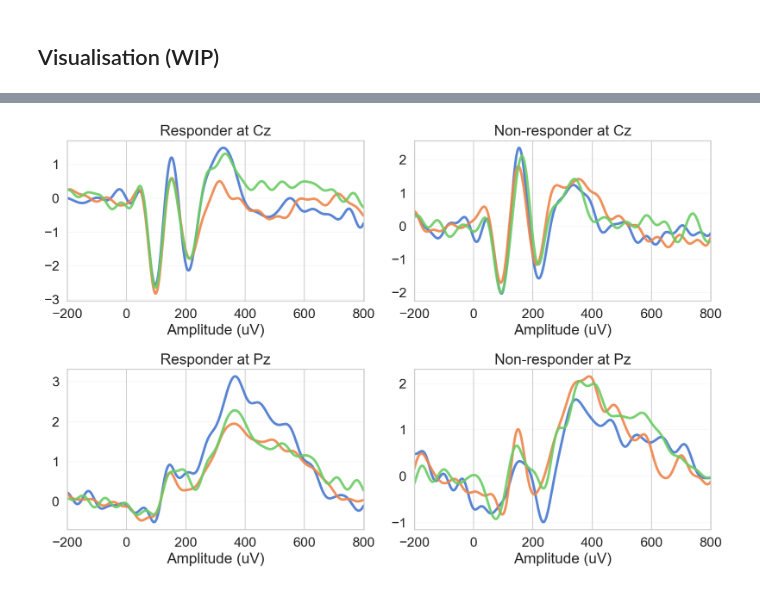
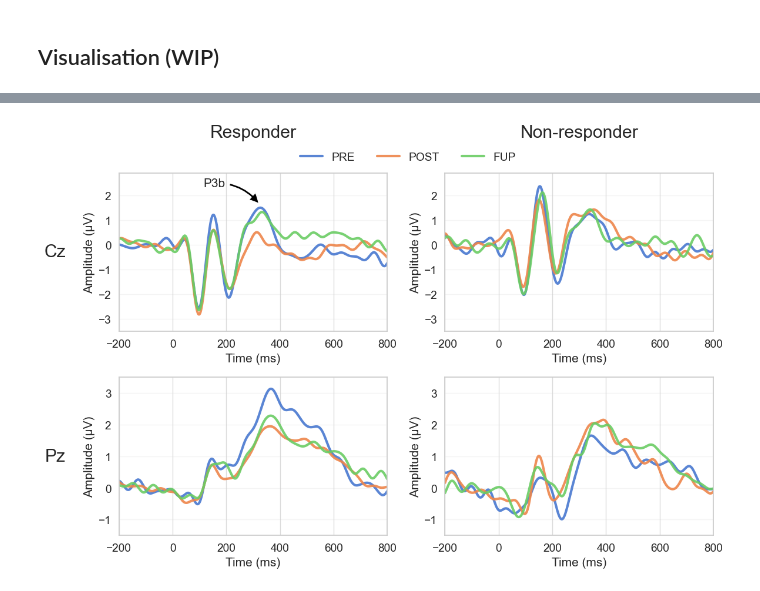
Before and after one commit to teanijarv/EEG-pyline, a Jupyter notebook: studies/Anijarv_OKTOS_aoEEG_erp_analysis.ipynb, the cells around one changed output, grey strips where cells are left out. Cells and saved outputs as stored; diff of their text form; code cells hidden in the pictures.

```diff
--- a/studies/Anijarv_OKTOS_aoEEG_erp_analysis.ipynb
+++ b/studies/Anijarv_OKTOS_aoEEG_erp_analysis.ipynb
@@ -150,7 +154,7 @@ event_list = ['target after 1 standard', 'target after 3 standards', 'target aft
               'target after 7 standards', 'target after 9 standards', 'target after 11 standards']
 
 # Export the figure to results folder or not
-savefig = False
+savefig = True
 # %%
 # Read in the clinical data
 dir_inprogress = os.path.join(clean_folder, exp_folder, exp_condition)
@@ -262,15 +339,9 @@ Group Var                    2.579    1.021
 # %%
-sns.set_palette('muted')
-sns.set_style('whitegrid')
-sns.set_context('notebook', font_scale=1.5)
+sns.set_theme(context='notebook', font_scale=1.25,
+              style='whitegrid', palette='muted',
+              font='sans-serif')
 
-# responders = list(df[df['Responder']==1]['Subject'].unique())
-# nonresponders = list(df[df['Responder']==0]['Subject'].unique())
-
-# # Choose only responders (ie exclude non-responders)
-# exclude_subjects = bad_subjects + nonresponders
-
-fig, axs = plt.subplots(2, 2, figsize=(12, 8), layout='tight', dpi=150)
+fig, axs = plt.subplots(2, 2, figsize=(12, 8), layout='tight', dpi=100)
 for c, ch in enumerate(channels):
     for r in [0, 1]:
         # Exclude the non-responders (0) or responders (1)
@@ -279,44 +350,76 @@ for c, ch in enumerate(channels):
 
         # Loop through each experiment folder
         master_grand_evoked_data = [None]*len(timepoint_folders)
         master_grand_evoked_times = [None]*len(timepoint_folders)
         for tp, timepoint_folder in enumerate(timepoint_folders):
             # Get directories of clean EEG files and exclude the pre-defined subjects
             dir_inprogress = os.path.join(clean_folder, exp_folder, timepoint_folder)
             file_dirs, subject_names = arrange.read_files(dir_inprogress, "_clean-epo.fif",
                                                         exclude_subjects=exclude_subjects,
                                                         verbose=False)
 
             # Loop through all the subjects' directories (EEG files directories)
             evoked_signal = [None]*len(file_dirs)
             for i in range(len(file_dirs)):
                 # Read the clean data from the disk
-                epochs = mne.read_epochs(fname='{}/{}_clean-epo.fif'.format(dir_inprogress, subject_names[i]), verbose=False)
+                epochs = mne.read_epochs(fname='{}/{}_clean-epo.fif'.format(dir_inprogress,
+                                                                            subject_names[i]),
+                                                                            verbose=False)
 
                 # Create an averaged evoked object from epochs
                 evoked_signal[i] = epochs[event_list].average(picks=ch)
 
             # Average all the averaged evoked objects, thereby creating a grand average signals
             master_grand_evoked_data[tp] = mne.grand_average(evoked_signal).data[0]*1e6
             master_grand_evoked_times[tp] = mne.grand_average(evoked_signal).times*1e3
 
         # Plot all experiments' grand average signals on a single plot
-        # fig, ax = plt.subplots(figsize=(8, 4), layout='tight', dpi=150)
         for ix in range(len(master_grand_evoked_times)):
-            axs[c][r].plot(master_grand_evoked_times[ix], master_grand_evoked_data[ix], linewidth=3, alpha=0.9)
-        #axs[r][c].legend(list(dict_timepoint.values()))
-        if r==0:
-            resp_str = 'Responder'
-        else:
-            resp_str = 'Non-responder'
-        axs[c][r].set_title('{} at {}'.format(resp_str, ch))
+            axs[c][r].plot(master_grand_evoked_times[ix], master_grand_evoked_data[ix],
+                           linewidth=3, alpha=0.9)
+
+        # Set plot settings
         axs[c][r].set_xlim([-200, 800])
         axs[c][r].set_xlabel('Time (ms)')
-        axs[c][r].set_xlabel('Amplitude (uV)')
-        axs[c][r].grid(which='major', axis='y', linewidth = 0.15)
-#plt.legend(list(dict_timepoint.values()), loc='upper right', bbox_to_anchor=(0.5, -0.05))
+        axs[c][r].set_ylabel('Amplitude (µV)')
+        axs[c][r].grid(which='major', axis='y', alpha=0.2)
+        axs[c][r].grid(which='major', axis='x', alpha=0.7)
+
+        # Set the voltage axis limits same across same channels
+        if c==0:
+            axs[c][r].set_ylim([-3.5, 2.9])
+        if c==1:
+            axs[c][r].set_ylim([-1.5, 3.5])
+
+# Annotate the columns and rows headers
+for ax, col in zip(axs[0], ['Responder', 'Non-responder']):
+    ax.annotate(col, xy=(0.5, 1.2), xytext=(0, 5),
+                xycoords='axes fraction', textcoords='offset points',
+                size='x-large', ha='center', va='baseline')
+for ax, row in zip(axs[:,0], ['Cz', 'Pz']):
+    ax.annotate(row, xy=(-1, 0.5), xytext=(-ax.yaxis.labelpad - 5, 0),
+                xycoords=ax.yaxis.label, textcoords='offset points',
+                size='x-large', ha='right', va='center')
+
+fig.legend(list(dict_timepoint.values()), loc='upper center',
+           bbox_to_anchor=(0.035,-0.065,1,1), ncols=3, frameon=False)
+
+# Draw the arrow
+axs[0][0].annotate('', xy=(325, 1.6), xytext=(205, 2.45),
+                   arrowprops=dict(facecolor='black', shrink=0.05,
+                                   connectionstyle="arc3,rad=-0.2",
+                                   width=3))
+
+# Add the text separately with adjusted position
+axs[0][0].text(115, 2.35, 'P3b')
+
+# # Draw the arrow
+# axs[1][0].annotate('P3b', xy=(350, 3.2), xytext=(150, 2.9),
+#                    arrowprops=dict(facecolor='black', shrink=0.05,
+#                                    connectionstyle="arc3,rad=-0.2",
+#                                    width=3))
 if savefig == True:
-    plt.savefig(fname='{}/{}/GRAND_erpfig_{}.png'.format(results_folder, exp_folder, ch), dpi=300)
+    plt.savefig(fname='{}/{}/GRAND_erpfig.png'.format(results_folder, exp_folder), dpi=300)
 plt.show()
 # %% [output]
-[figure, old version]
+[figure, new version]
```
Also changed, not shown: parts of 6 cells of this notebook, 2 other files.
